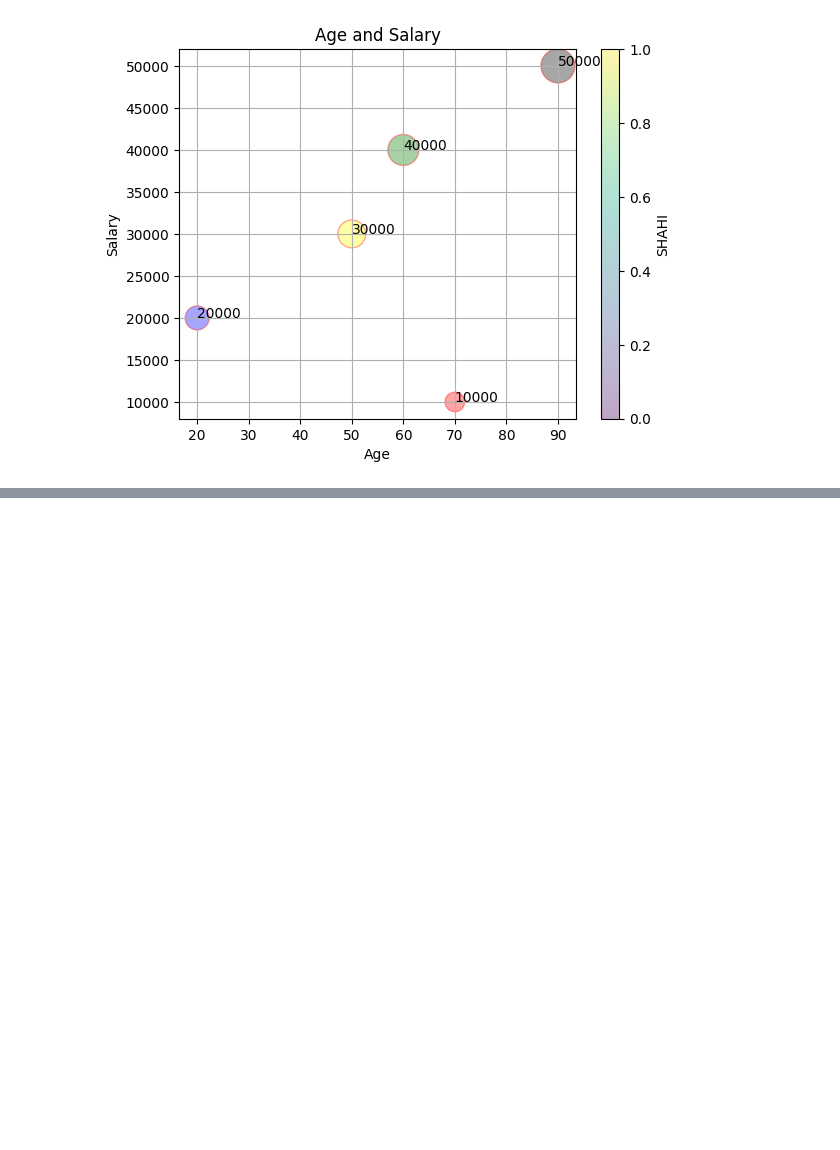
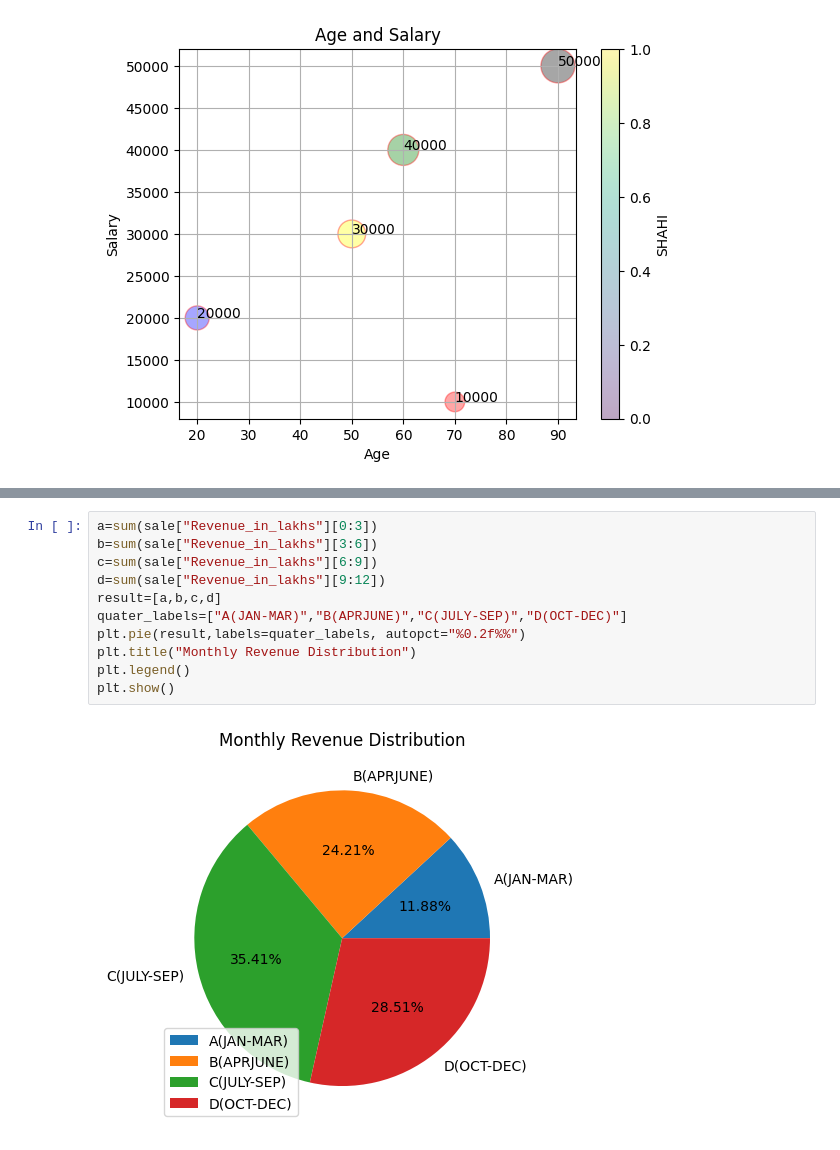
Before and after one commit to Ujjawal19Shahi/AI-in-Data-Science, a Jupyter notebook: MODULE_3.ipynb, the cells around one changed output, grey strips where cells are left out. Saved outputs shown, nothing was run; the diff lists cells and outputs as text; blank space fills up the shorter version.

```diff
--- a/MODULE_3.ipynb
+++ b/MODULE_3.ipynb
@@ -159,0 +188,13 @@ plt.show()
+# %%
+a=sum(sale["Revenue_in_lakhs"][0:3])
+b=sum(sale["Revenue_in_lakhs"][3:6])
+c=sum(sale["Revenue_in_lakhs"][6:9])
+d=sum(sale["Revenue_in_lakhs"][9:12])
+result=[a,b,c,d]
+quater_labels=["A(JAN-MAR)","B(APRJUNE)","C(JULY-SEP)","D(OCT-DEC)"]
+plt.pie(result,labels=quater_labels, autopct="%0.2f%%")
+plt.title("Monthly Revenue Distribution")
+plt.legend()
+plt.show()
+# %% [output]
+[figure, added]
```
Also changed, not shown: parts of 3 cells of this notebook.
